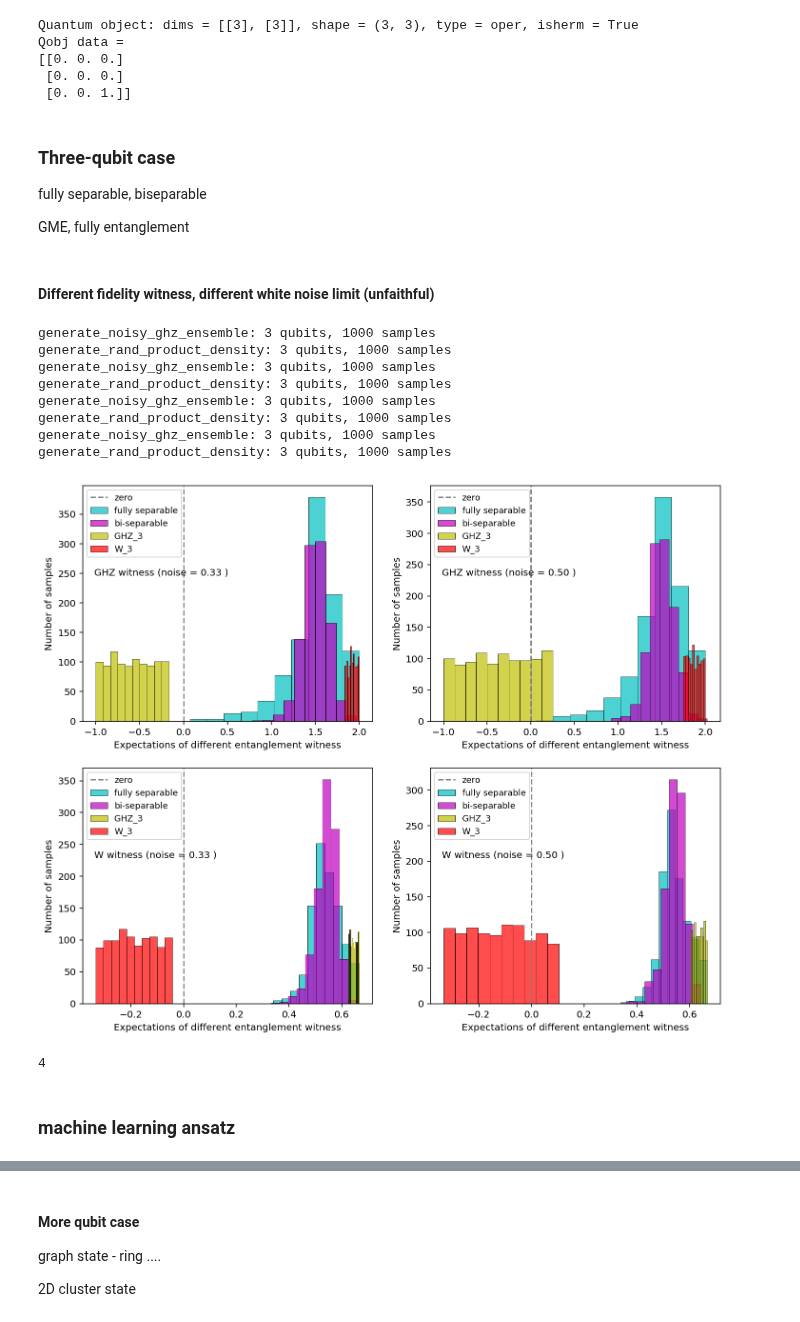
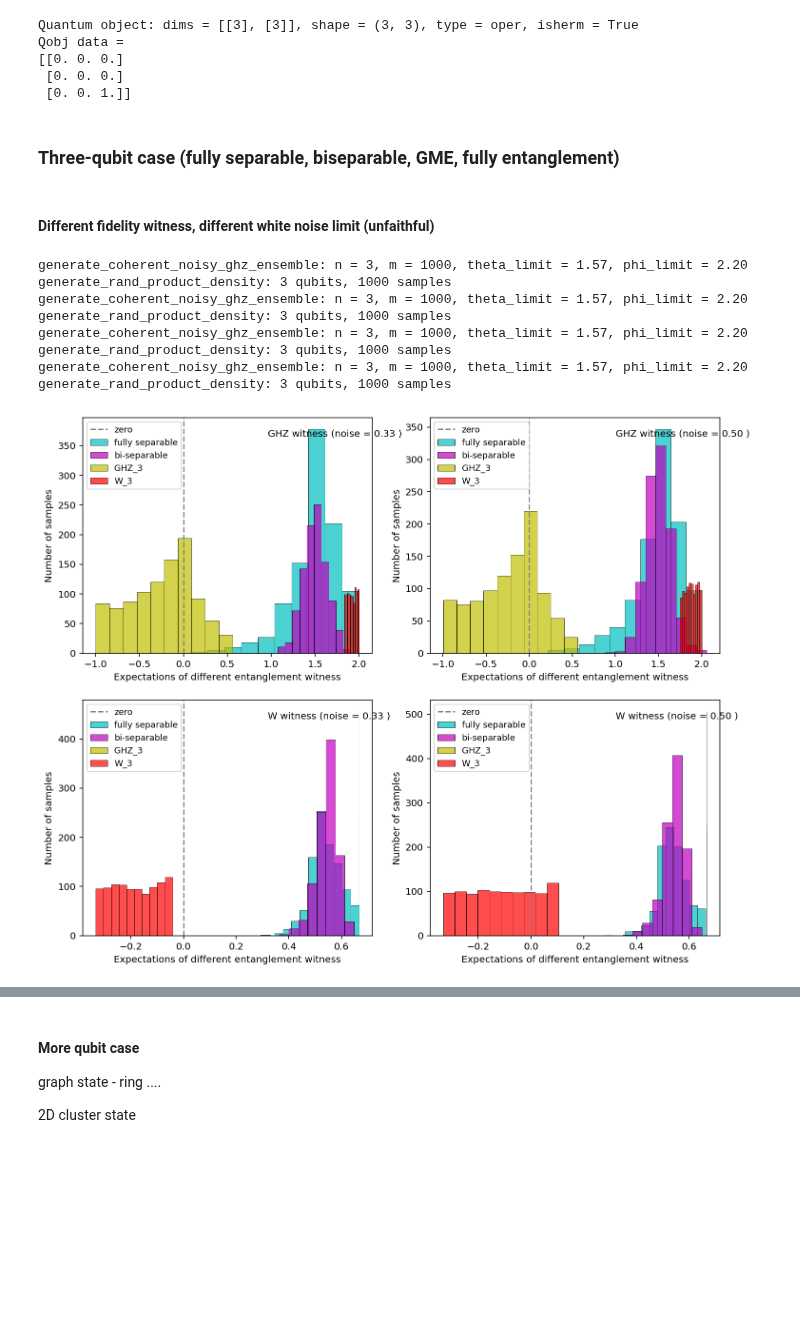
Before and after one commit to Jue-Xu/Entanglement-Witness, a Jupyter notebook: Code/Entangle.ipynb, the cells around one changed output, grey strips where cells are left out. Saved outputs shown, nothing was run; the diff lists cells and outputs as text; code cells hidden in the pictures; blank space fills up the shorter version.

```diff
--- a/Code/Entangle.ipynb
+++ b/Code/Entangle.ipynb
@@ -224,19 +156,3 @@ plt.plot(np.array([0 for i in range(size)]))
 # %% [output]
 [<matplotlib.lines.Line2D at 0x...>]
 [figure]
-# %%
-
-# number_samples = 1000
-size_train = 3
-noise_limit = 1/3
-
-bell_kinds = ['00', '01', '10', '11']
-pauli_str = ['I', 'X', 'Y', 'Z']
-two_pauli = [tensor([a,b]) for a in pauli_operators for b in pauli_operators ]
-two_pauli_label = [a+b for a in pauli_str for b in pauli_str ]
-print('All two-qubit Pauli observables:', two_pauli_label)
-# print(two_pauli)
-
-state_0 = [generate_bell_noisy_density(size_train,kind='11',noise_limit=noise_limit), const_label(0,size_train)]
-state_1 = [generate_rand_product_state(n=2,m=size_train,noise_limit=noise_limit), const_label(1,size_train)]
-X, y = construct_training_dataset([state_0,state_1], two_pauli)
@@ -392,16 +340,10 @@ Qobj data =
  [0. 0. 0.]
  [0. 0. 1.]]
 # %% [markdown]
-### Three-qubit case
-
-fully separable, biseparable
-
-GME, fully entanglement
+### Three-qubit case (fully separable, biseparable, GME, fully entanglement)
 # %% [markdown]
 #### Different fidelity witness, different white noise limit (unfaithful)
 # %%
-
-
 size_train = 1000
 size_test = 1000
 
@@ -409,16 +351,18 @@ size_test = 1000
 to_features = 5
 
 # three-qubit tomographic ansatz
-three_pauli = [tensor([a,b,c]) for a in pauli_operators for b in pauli_operators for c in pauli_operators]
-three_pauli = random.sample(three_pauli,to_features)
-
+# three_pauli = [tensor([a,b,c]) for a in pauli_operators for b in pauli_operators for c in pauli_operators]
+# three_pauli = random.sample(three_pauli,to_features)
+three_pauli, three_label = tomographic_ansatz(n_qubit=3,n_feature=to_features)
 
 
 # rigorous entanglement witness - local measurements
 witness_ghz_3 =  3/2 * qeye([2, 2, 2]) - tensor([sigmax(), sigmax(), sigmax()]) - 1/2 * (tensor([sigmaz(), sigmaz(), qeye([2])]) + tensor([qeye([2]), sigmaz(), sigmaz()]) + tensor([sigmaz(), qeye([2]), sigmaz()]))
+# witness_ghz_3_project = 1/2 * qeye([2, 2, 2]) - ket2dm(ghz_state(N=3))
+# stabilizer ...
+
 # rigorous entanglement witness - projection
 witness_w_3_project = 2/3 * qeye([2, 2, 2]) - ket2dm(w_state(N=3))
-# witness_ghz_3_project = 1/2 * qeye([2, 2, 2]) - ket2dm(ghz_state(N=3))
 
 # generate_noisy_biseparable(1,2,10,1/3)
 # generate_rand_product_density(3,1,0)
@@ -434,50 +378,40 @@ for i, noise_limit in enumerate([1/3, 1/2]):
     for j, witness in enumerate([witness_ghz_3, witness_w_3_project]):
         ## generate training data
         # GHZ and W state samples with white noise
-        ghz_3_density = generate_noisy_ghz_ensemble(n=3,m=size_train,noise_limit=noise_limit)
+        ghz_3_density = generate_coherent_noisy_ghz_ensemble(n=3, m=size_train, theta_limit=pi/2, phi_limit=pi*0.7)
+        # ghz_3_density = generate_noisy_ghz_ensemble(n=3,m=size_train,noise_limit=noise_limit)
         w_3_density = generate_noisy_w_ensemble(n=3,m=size_train,noise_limit=noise_limit)
 
         # test GHZ3/W3 projection witness
         three_qubit_legends = ['zero', 'fully separable','bi-separable','GHZ_3','W_3']
         three_qubit_witness_expectation_list = [
             [expect(witness, state) for state in test_set] for test_set in
             # [expect(witness_ghz_3, state) for state in test_set] for test_set in
             [
                 generate_rand_product_density(3, size_train, 0),
                 generate_noisy_biseparable(1, 2, size_train, 1/3),
                 ghz_3_density,
                 w_3_density
             ]
             # [generate_rand_product_state(3, size_train), ghz_3_density, w_3_density]
         ]
         if j == 0:
             title = f'GHZ witness (noise = {noise_limit:.2f} )'
         else:
             title = f'W witness (noise = {noise_limit:.2f} )'
         plot_expectation_hist(axs[j, i],
                               three_qubit_witness_expectation_list,
                               three_qubit_legends,
                               title=title)
 
-plt.savefig('fidelity_witness_compare.png', dpi=400)
+# plt.savefig('fidelity_witness_compare.png', dpi=400)
 # %% [output]
-generate_noisy_ghz_ensemble: 3 qubits, 1000 samples
+generate_coherent_noisy_ghz_ensemble: n = 3, m = 1000, theta_limit = 1.57, phi_limit = 2.20
 generate_rand_product_density: 3 qubits, 1000 samples
-generate_noisy_ghz_ensemble: 3 qubits, 1000 samples
+generate_coherent_noisy_ghz_ensemble: n = 3, m = 1000, theta_limit = 1.57, phi_limit = 2.20
 generate_rand_product_density: 3 qubits, 1000 samples
-generate_noisy_ghz_ensemble: 3 qubits, 1000 samples
+generate_coherent_noisy_ghz_ensemble: n = 3, m = 1000, theta_limit = 1.57, phi_limit = 2.20
 generate_rand_product_density: 3 qubits, 1000 samples
-generate_noisy_ghz_ensemble: 3 qubits, 1000 samples
+generate_coherent_noisy_ghz_ensemble: n = 3, m = 1000, theta_limit = 1.57, phi_limit = 2.20
 generate_rand_product_density: 3 qubits, 1000 samples
-[figure, old version]
+[figure, new version]
-# %%
-x = list(range(1, 10))
-y = list("abcdefghij")
-m = 3
-
-x_sub, y_sub = zip(*random.sample(list(zip(x, y)), m))
-x_sub[2]
-# %% [output]
-4
-# %% [markdown]
-### machine learning ansatz
```
Also changed, not shown: parts of 36 cells of this notebook, 13 other files.
